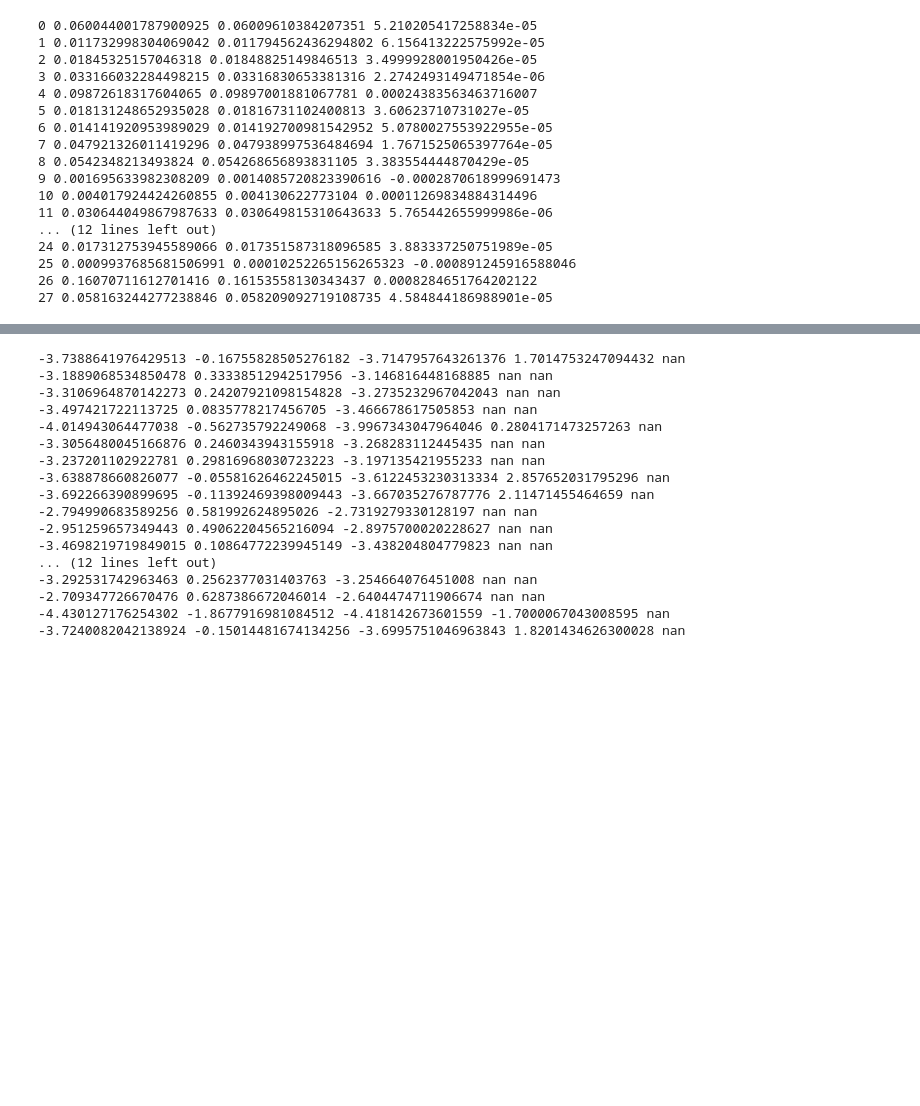
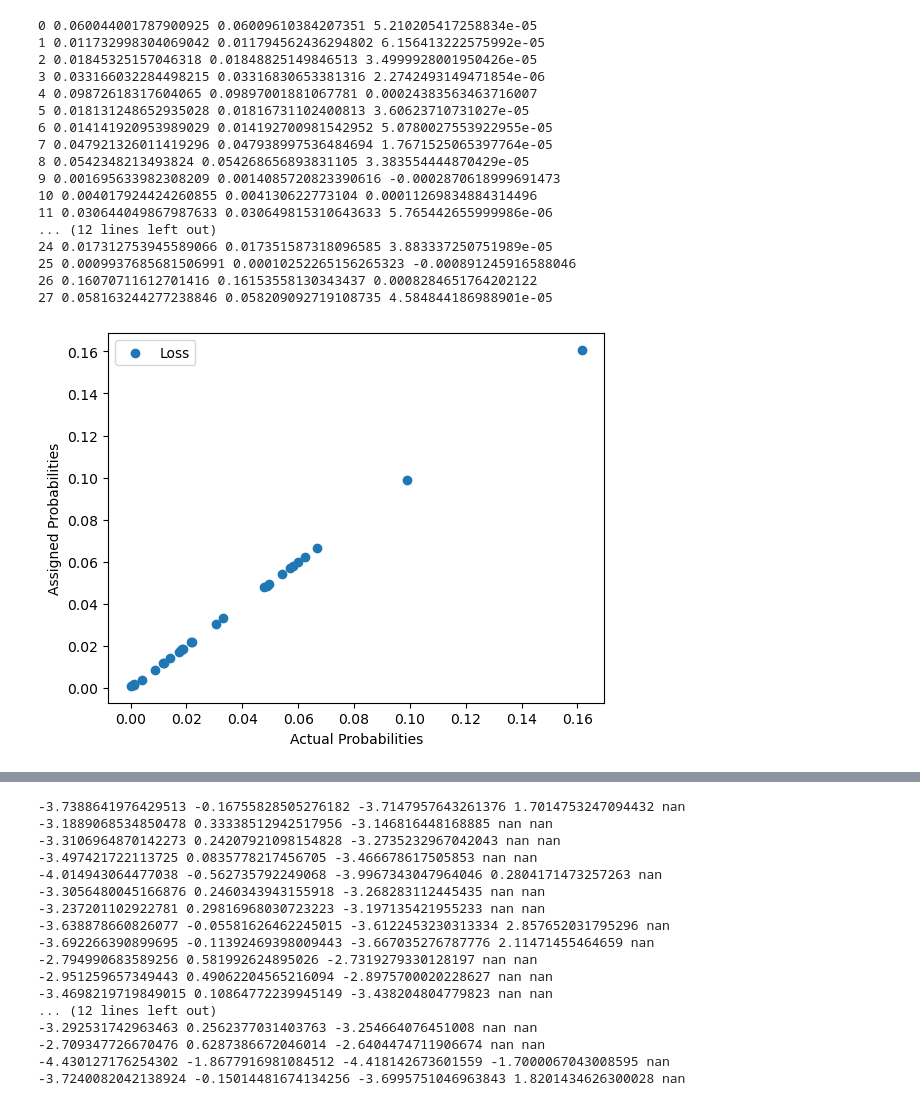
Before and after one commit to DivyaSharma0795/NLP_GradientDescen, a Jupyter notebook: Codes/unigram_pytorch_test.ipynb, the cells around one changed output, grey strips where cells are left out. Drawn from its saved outputs; the diff is of its cells as text; code cells hidden in the pictures; blank space fills up the shorter version.

Commit message:
Added Chart

```diff
--- a/Codes/unigram_pytorch_test.ipynb
+++ b/Codes/unigram_pytorch_test.ipynb
@@ -190,6 +190,9 @@ array([-2.32967162, -4.03773832, -3.57474947, -2.96586823, -1.7676456 ,
        -6.52240896, -1.16703272, -2.36453962])
 # %%
 gd_assigned_probabilities = normalize(torch.sigmoid(model.s))
+assigned_probabilities = np.array([])
+actual_probabilities = np.array([])
+difference = np.array([])
 for i in range(len(gd_assigned_probabilities)):
     print(
         i,
@@ -197,6 +200,13 @@ for i in range(len(gd_assigned_probabilities)):
         probabilities[i],
         probabilities[i] - gd_assigned_probabilities[i].item(),
     )
+    assigned_probabilities = np.append(
+        assigned_probabilities, gd_assigned_probabilities[i].item()
+    )
+    actual_probabilities = np.append(actual_probabilities, probabilities[i])
+    difference = np.append(
+        difference, probabilities[i] - gd_assigned_probabilities[i].item()
+    )
 # %% [output]
 0 0.060044001787900925 0.06009610384207351 5.210205417258834e-05
 1 0.011732998304069042 0.011794562436294802 6.156413222575992e-05
@@ -215,3 +225,14 @@ for i in range(len(gd_assigned_probabilities)):
 25 0.0009937685681506991 0.00010252265156265323 -0.000891245916588046
 26 0.16070711612701416 0.16153558130343437 0.0008284651764202122
 27 0.058163244277238846 0.058209092719108735 4.584844186988901e-05
+# %%
+plt.scatter(actual_probabilities, assigned_probabilities, label="Loss")
+# plt.axhline(
+# y=known_min_probability, color="r", linestyle="--", label="Known Minimum Loss Value"
+# )
+plt.xlabel("Actual Probabilities")
+plt.ylabel("Assigned Probabilities")
+plt.legend()
+plt.show()
+# %% [output]
+[figure, added]
```
Also changed, not shown: parts of 2 cells of this notebook, 2 other files.
